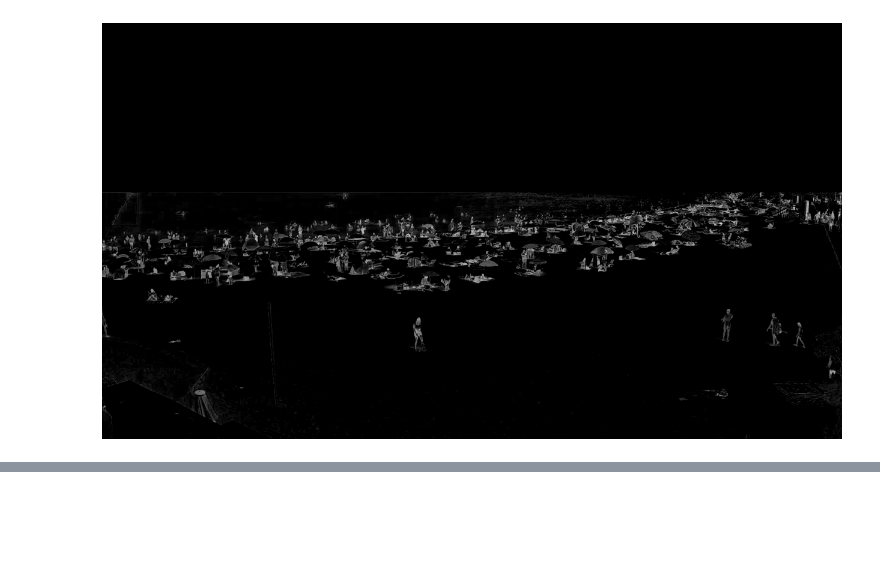
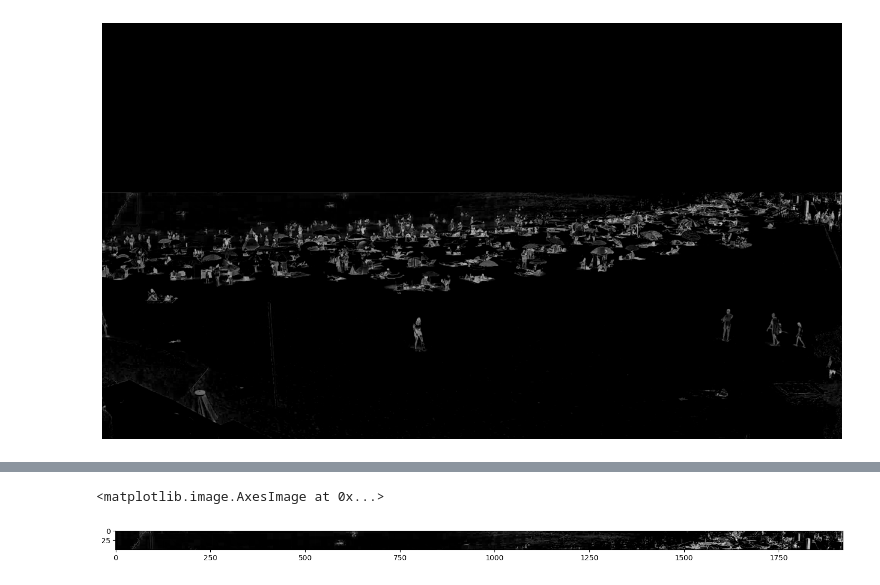
Before and after one commit to JoanJosepOB/BeachCrowdCounting, a Jupyter notebook: tophat.ipynb, the cells around one changed output, grey strips where cells are left out. Cells and saved outputs as stored; diff of their text form; code cells hidden in the pictures; blank space fills up the shorter version.

```diff
--- a/tophat.ipynb
+++ b/tophat.ipynb
@@ -64,0 +256,5 @@ plt.axis('off')
+# %%
+plt.imshow(img_sectors[6], cmap = "gray")
+# %% [output]
+<matplotlib.image.AxesImage at 0x...>
+[figure, added]
```
Also changed, not shown: parts of 12 cells of this notebook.
